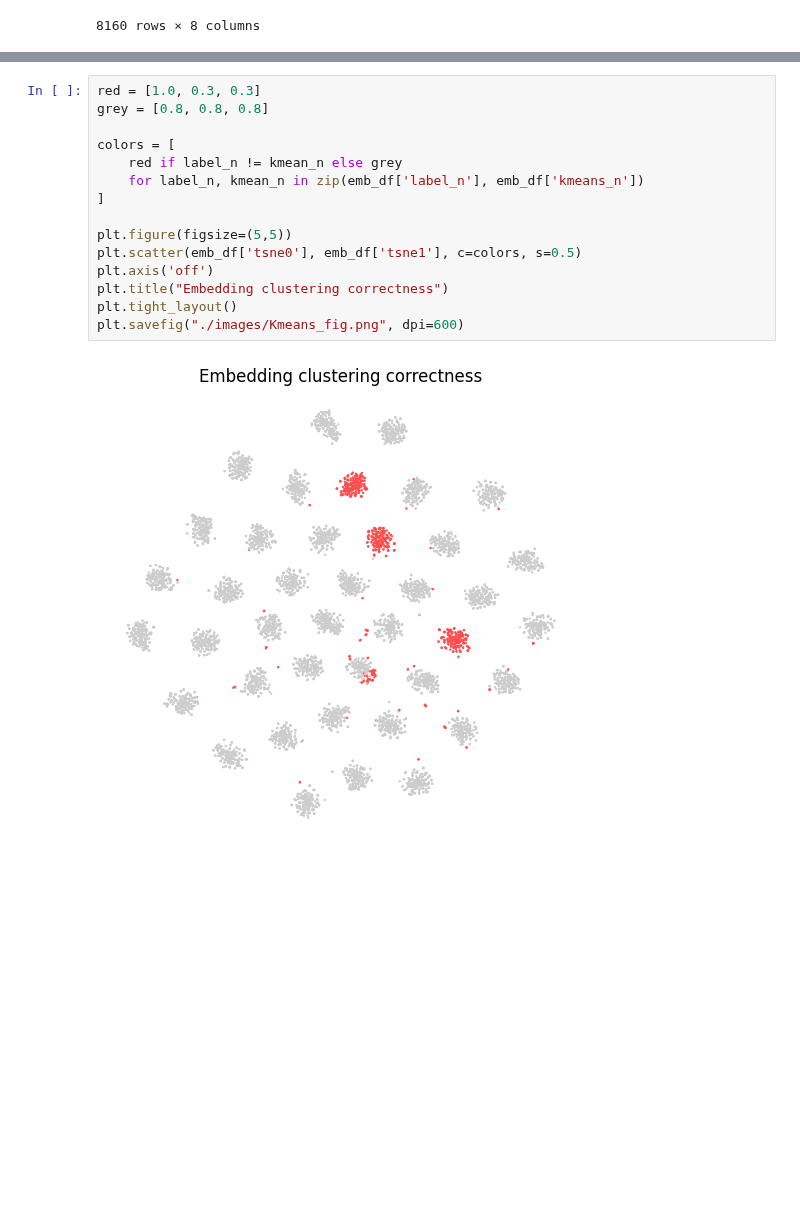
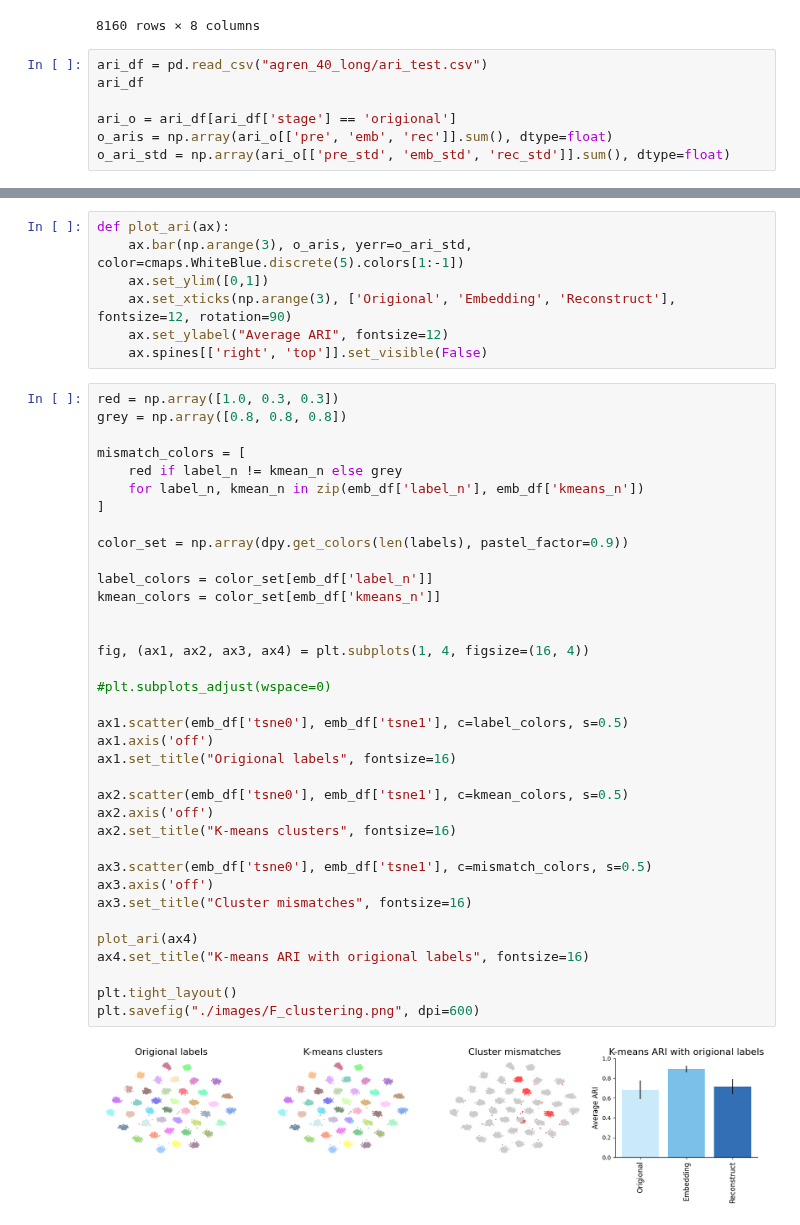
Before and after one commit to cjmerzbacher/met2vec, a Jupyter notebook: Final Plots/agren_40/kmeans_fig.ipynb, the cells around one changed output, grey strips where cells are left out. Cells and saved outputs as stored; diff of their text form; blank space fills up the shorter version.

```diff
--- a/Final Plots/agren_40/kmeans_fig.ipynb
+++ b/Final Plots/agren_40/kmeans_fig.ipynb
@@ -126,3 +126,10 @@ emb_df
 | 8158 | -62.043453 | -37.115930 | heart_muscle_-_myocytes_2 | 79 | 634 | heart_muscle_-_myocytes_2_5000(5) | 11 | 11 |
 | 8159 | -65.539820 | -33.114807 | heart_muscle_-_myocytes_2 | 79 | 142 | heart_muscle_-_myocytes_2_5000(5) | 11 | 11 |
 8160 rows × 8 columns
+# %%
+ari_df = pd.read_csv("agren_40_long/ari_test.csv")
+ari_df
+
+ari_o = ari_df[ari_df['stage'] == 'origional']
+o_aris = np.array(ari_o[['pre', 'emb', 'rec']].sum(), dtype=float)
+o_ari_std = np.array(ari_o[['pre_std', 'emb_std', 'rec_std']].sum(), dtype=float)
@@ -129,17 +157,45 @@ emb_df
+# %%
+def plot_ari(ax):
+    ax.bar(np.arange(3), o_aris, yerr=o_ari_std, color=cmaps.WhiteBlue.discrete(5).colors[1:-1])
+    ax.set_ylim([0,1])
+    ax.set_xticks(np.arange(3), ['Origional', 'Embedding', 'Reconstruct'], fontsize=12, rotation=90)
+    ax.set_ylabel("Average ARI", fontsize=12)
+    ax.spines[['right', 'top']].set_visible(False)
 # %%
-red = [1.0, 0.3, 0.3]
-grey = [0.8, 0.8, 0.8]
+red = np.array([1.0, 0.3, 0.3])
+grey = np.array([0.8, 0.8, 0.8])
 
-colors = [
+mismatch_colors = [
     red if label_n != kmean_n else grey
     for label_n, kmean_n in zip(emb_df['label_n'], emb_df['kmeans_n'])
 ]
 
-plt.figure(figsize=(5,5))
-plt.scatter(emb_df['tsne0'], emb_df['tsne1'], c=colors, s=0.5)
-plt.axis('off')
-plt.title("Embedding clustering correctness")
+color_set = np.array(dpy.get_colors(len(labels), pastel_factor=0.9))
+
+label_colors = color_set[emb_df['label_n']]
+kmean_colors = color_set[emb_df['kmeans_n']]
+
+
+fig, (ax1, ax2, ax3, ax4) = plt.subplots(1, 4, figsize=(16, 4))
+
+#plt.subplots_adjust(wspace=0)
+
+ax1.scatter(emb_df['tsne0'], emb_df['tsne1'], c=label_colors, s=0.5)
+ax1.axis('off')
+ax1.set_title("Origional labels", fontsize=16)
+
+ax2.scatter(emb_df['tsne0'], emb_df['tsne1'], c=kmean_colors, s=0.5)
+ax2.axis('off')
+ax2.set_title("K-means clusters", fontsize=16)
+
+ax3.scatter(emb_df['tsne0'], emb_df['tsne1'], c=mismatch_colors, s=0.5)
+ax3.axis('off')
+ax3.set_title("Cluster mismatches", fontsize=16)
+
+plot_ari(ax4)
+ax4.set_title("K-means ARI with origional labels", fontsize=16)
+
 plt.tight_layout()
-plt.savefig("./images/Kmeans_fig.png", dpi=600)
+plt.savefig("./images/F_clustering.png", dpi=600)
 # %% [output]
-[figure, old version]
+[figure, new version]
```
Also changed, not shown: parts of 4 cells of this notebook, 26 other files.
